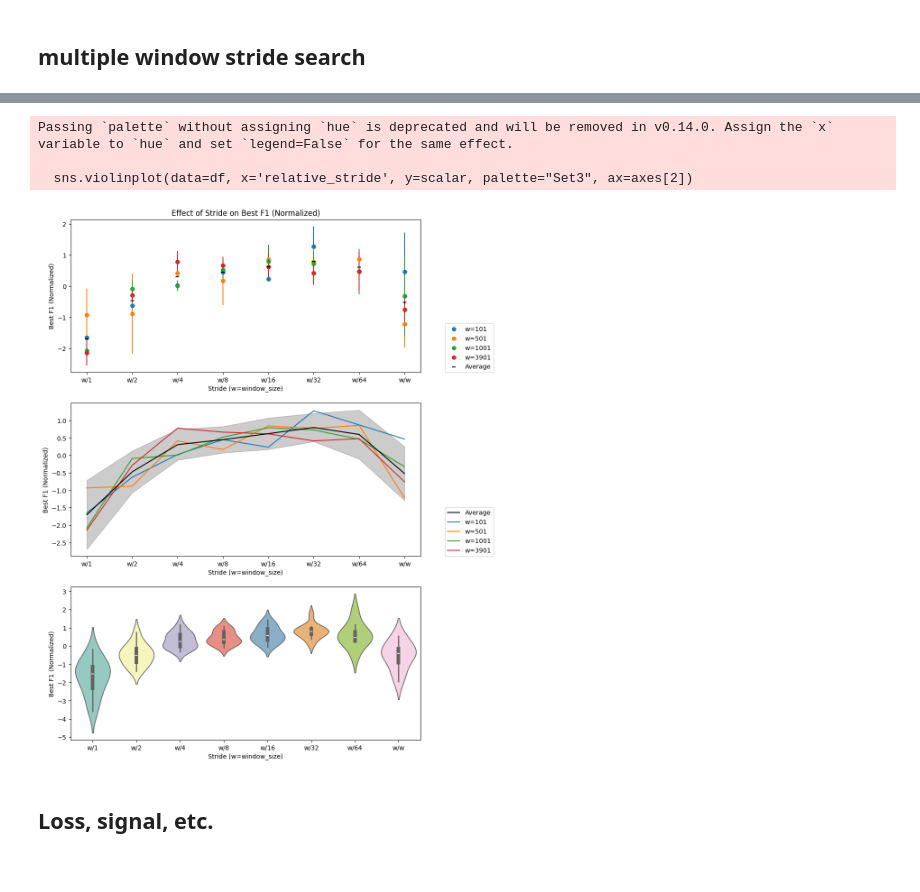
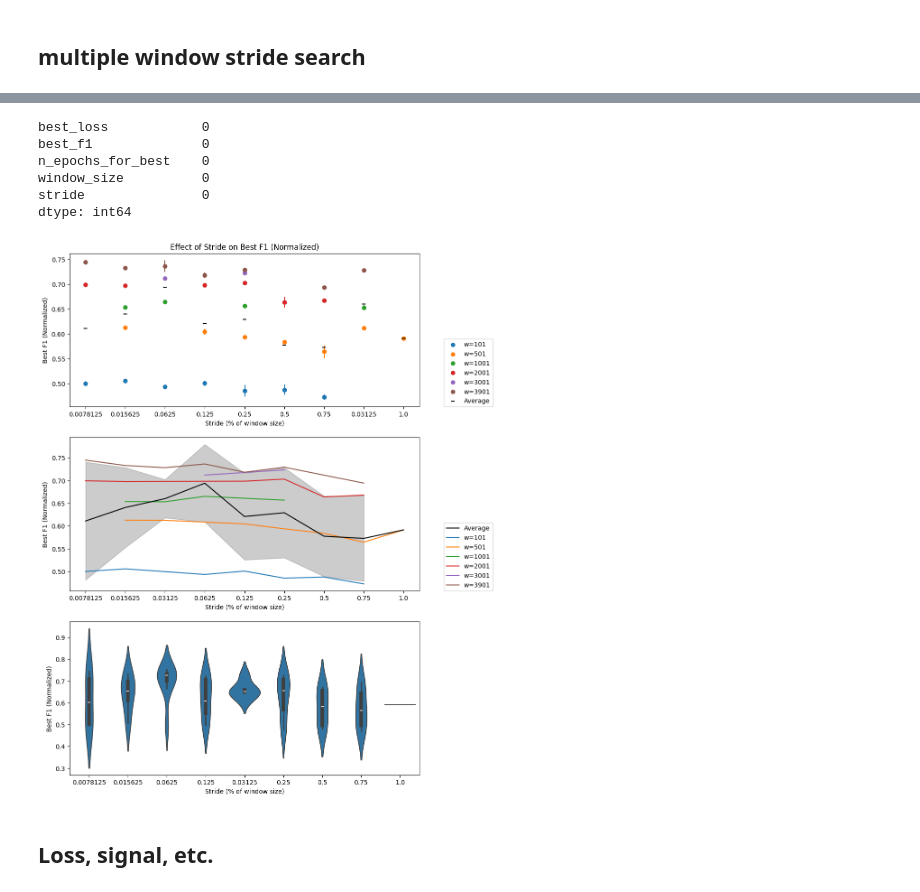
Before and after one commit to Musa-Azeem/eating-detection, a Jupyter notebook: encoderclassifier.ipynb, the cells around one changed output, grey strips where cells are left out. Drawn from its saved outputs; the diff is of its cells as text; code cells hidden in the pictures.

Commit message:
stride search

```diff
--- a/encoderclassifier.ipynb
+++ b/encoderclassifier.ipynb
@@ -251,6 +258,6 @@ plt.show()
 # %%
 df = pd.DataFrame(columns=['best_loss', 'best_f1', 'n_epochs_for_best', 'window_size', 'stride'])
-for model_dir in Path('/home/musa/eating-detection/dev/stride_search').iterdir():
+for model_dir in Path('/home/musa/eating-detection/dev/stride-search-rand').iterdir():
     CONFIG = json.load(open(model_dir/'config.json'))
     info = json.load(open(model_dir/'info.json'))
 
@@ -262,5 +269,3 @@ for model_dir in Path('/home/musa/eating-detection/dev/stride_search').iterdir()
         'stride': CONFIG['WINDOW_STRIDE']
     }
     df.sort_values(['stride'], inplace=True)
-# %%
-df.dropna(inplace=True)
@@ -275,3 +272,12 @@ Passing `palette` without assigning `hue` is deprecated and will be removed in v
+# %%
+df.isna().sum()
+# %% [output]
+best_loss            0
+best_f1              0
+n_epochs_for_best    0
+window_size          0
+stride               0
+dtype: int64
 # %%
 scalar = 'best_f1'
 scalar_label = 'Best Loss' if scalar == 'best_loss' else 'Best F1'
@@ -280,64 +286,58 @@ fig, axes = plt.subplots(3,1,figsize=(10,15))
 
 for window_size in df['window_size'].unique():
     col = df.loc[df['window_size']==window_size, scalar].to_numpy()
     # df.loc[df['window_size']==window_size, scalar] = (col - col.min()) / (col.max() - col.min())
-    df.loc[df['window_size']==window_size, scalar] = (col - col.mean()) / col.std()
+    df.loc[df['window_size']==window_size, scalar+'_norm'] = (col - col.mean()) / col.std()
+scalar = scalar + '_norm'
 
-def highest_power_of_2(n):
-    res = 0
-    for i in range(n, 0, -1):
-        if ((i & (i - 1)) == 0):
-            res = i
-            break
-    return res
+def find_nearest(stride_pct_linear):
+    stride_pcnts = np.array([1, 0.75, 0.5, 0.25, 0.125, 0.0625, 0.03125, 0.015625, 0.0078125])
+    return stride_pcnts[np.abs(stride_pcnts - stride_pct_linear).argmin()]
 
-df['relative_stride'] = np.log2((df['window_size'] // df['stride']).map(highest_power_of_2))
-df.loc[df['stride']==1, 'relative_stride'] = df.loc[df['stride']!=1, 'relative_stride'].max() + 1
+df['stride_pct'] = (df['stride'] / df['window_size']).map(find_nearest)
+df['stride_pct_linear'] = df['stride_pct'].astype(str)#np.abs(-np.log2(df['stride_pct']))
 for window_size in np.sort(df['window_size'].unique()):
-    ave_df = df[df['window_size']==window_size].groupby('relative_stride', as_index=False).mean(numeric_only=True)
-    axes[0].scatter(ave_df['relative_stride'], ave_df[scalar], label=f'w={window_size}')
+    ave_df = df[df['window_size']==window_size].groupby('stride_pct_linear', as_index=False).mean(numeric_only=True)
+    axes[0].scatter(ave_df['stride_pct_linear'], ave_df[scalar], label=f'w={window_size}')
     axes[0].errorbar(
-        ave_df['relative_stride'],
+        ave_df['stride_pct_linear'],
         ave_df[scalar],
         yerr=df[df['window_size']==window_size].groupby('stride').std()[scalar],
         fmt='o'
     )
-mean = df.groupby('relative_stride').mean()[scalar]
+mean = df.groupby('stride_pct_linear').mean()[scalar]
 axes[0].scatter(mean.index, mean, color='black', label='Average', marker='_', zorder=100)
-axes[0].set_xticks(df['relative_stride'].unique())
-axes[0].set_xticklabels(['w/w' if x==df['relative_stride'].max() else f'w/{np.power(2,int(x))}' for x in df['relative_stride'].unique()])
-axes[0].set_xlabel('Stride (w=window_size)')
+axes[0].set_xticks(df['stride_pct_linear'].unique())
+axes[0].set_xticklabels(df['stride_pct'].unique())
+axes[0].set_xlabel('Stride (% of window size)')
 axes[0].set_ylabel(scalar_label + ' (Normalized)')
 axes[0].set_title(f'Effect of Stride on {scalar_label} (Normalized)')
 axes[0].legend(loc=(1.07,0))
 
-mean = df.groupby('relative_stride').mean()[scalar]
-std = df.groupby('relative_stride').std()[scalar]
+mean = df.groupby('stride_pct_linear').mean()[scalar]
+std = df.groupby('stride_pct_linear').std()[scalar]
 axes[1].plot(mean.index, mean, color='black', label='Average', zorder=100)
 axes[1].fill_between(mean.index, mean-std, mean+std, alpha=0.2, color='black')
 
 for window_size in np.sort(df['window_size'].unique()):
-    ave_df = df[df['window_size']==window_size].groupby('relative_stride').mean()
+    ave_df = df[df['window_size']==window_size].groupby('stride_pct_linear').mean()
     axes[1].plot(ave_df.index, ave_df[scalar], label=f'w={window_size}')
 
-axes[1].set_xticks(df['relative_stride'].unique())
-axes[1].set_xticklabels(['w/w' if x==df['relative_stride'].max() else f'w/{np.power(2,int(x))}' for x in df['relative_stride'].unique()])
-axes[1].set_xlabel('Stride (w=window_size)')
+axes[1].set_xticks(df['stride_pct_linear'].unique())
+axes[1].set_xticklabels(df['stride_pct'].unique())
+axes[1].set_xlabel('Stride (% of window size)')
 axes[1].set_ylabel(scalar_label + ' (Normalized)')
 axes[1].legend(loc=(1.07,0))
 
-sns.violinplot(data=df, x='relative_stride', y=scalar, palette="Set3", ax=axes[2])
-axes[2].set_xticks(df['relative_stride'].unique())
-axes[2].set_xticklabels(['w/w' if x==df['relative_stride'].max() else f'w/{np.power(2,int(x))}' for x in df['relative_stride'].unique()])
-axes[2].set_xlabel('Stride (w=window_size)')
+sns.violinplot(data=df, x='stride_pct_linear', y=scalar, ax=axes[2])
+axes[2].set_xticks(df['stride_pct_linear'].unique())
+axes[2].set_xticklabels(df['stride_pct'].unique())
+axes[2].set_xlabel('Stride (% of window size)')
 axes[2].set_ylabel(scalar_label + ' (Normalized)')
 
 plt.show()
 # %% [output]
-Passing `palette` without assigning `hue` is deprecated and will be removed in v0.14.0. Assign the `x` variable to `hue` and set `legend=False` for the same effect.
-
-  sns.violinplot(data=df, x='relative_stride', y=scalar, palette="Set3", ax=axes[2])
-[figure, old version]
+[figure, new version]
 # %% [markdown]
 ## Loss, signal, etc.
 # %%
```
Also changed, not shown: parts of 2 cells of this notebook, 2 other files.
